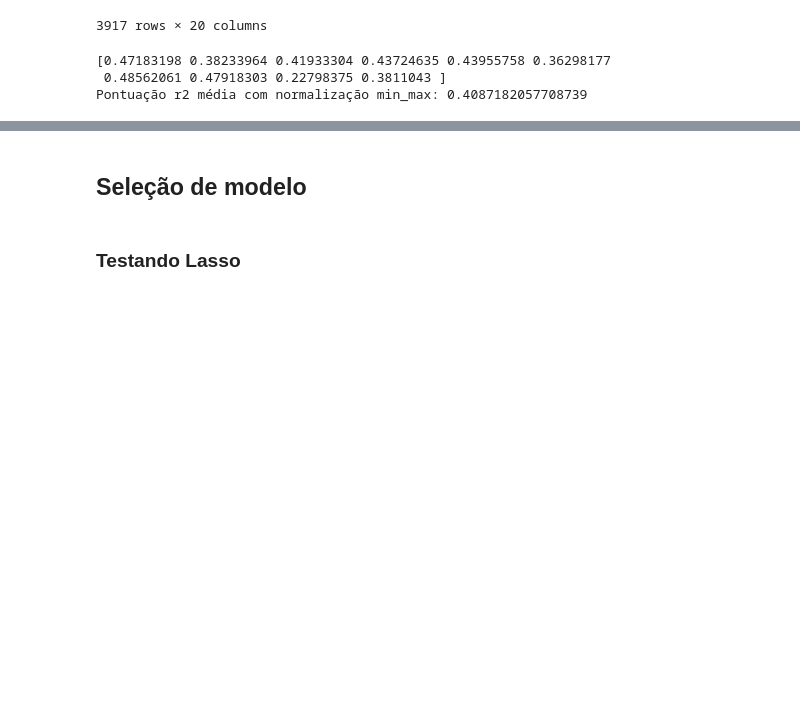
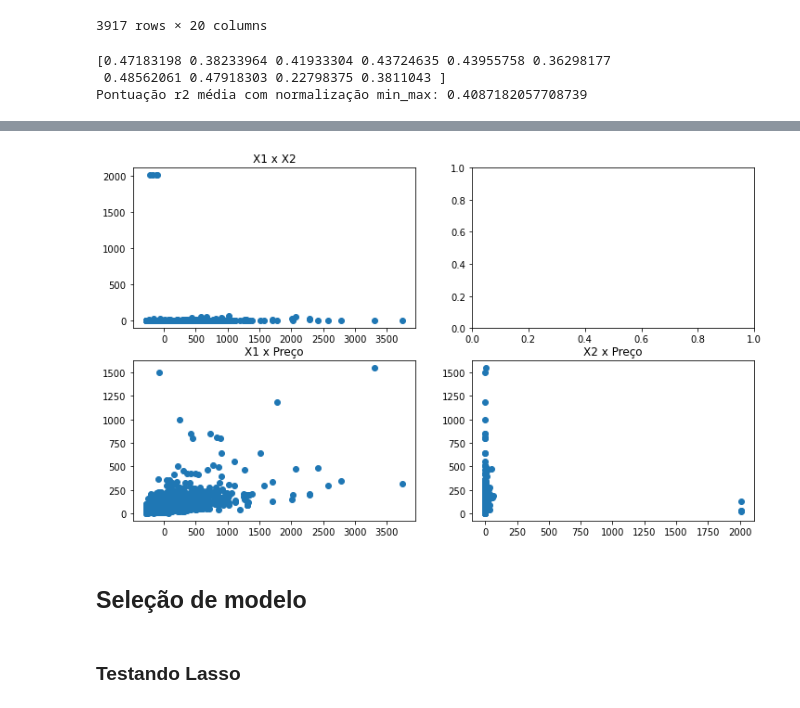
Before and after one commit to CaioViktor/Curso_Ciencias_de_Dados, a Jupyter notebook: trabalho/trab3/experiments_models.ipynb, the cells around one changed output, grey strips where cells are left out. Cells and saved outputs as stored; diff of their text form; code cells hidden in the pictures; blank space fills up the shorter version.

```diff
--- a/trabalho/trab3/experiments_models.ipynb
+++ b/trabalho/trab3/experiments_models.ipynb
@@ -521,3 +531,17 @@ Pontuação r2 média com normalização min_max: 0.4087182057708739
+# %%
+pca = PCA(n_components=2)
+projection = pca.fit_transform(X)
+
+fig, ax = plt.subplots(2,2)
+ax[0,0].scatter(projection[:,0],projection[:,1])
+ax[0,0].set_title('X1 x X2')
+ax[1,0].scatter(projection[:,0],y)
+ax[1,0].set_title('X1 x Preço')
+ax[1,1].scatter(projection[:,1],y)
+ax[1,1].set_title('X2 x Preço')
+plt.show()
+# %% [output]
+[figure, added]
 # %% [markdown]
 ## Seleção de modelo
 # %%
```
Also changed, not shown: parts of 2 cells of this notebook.
